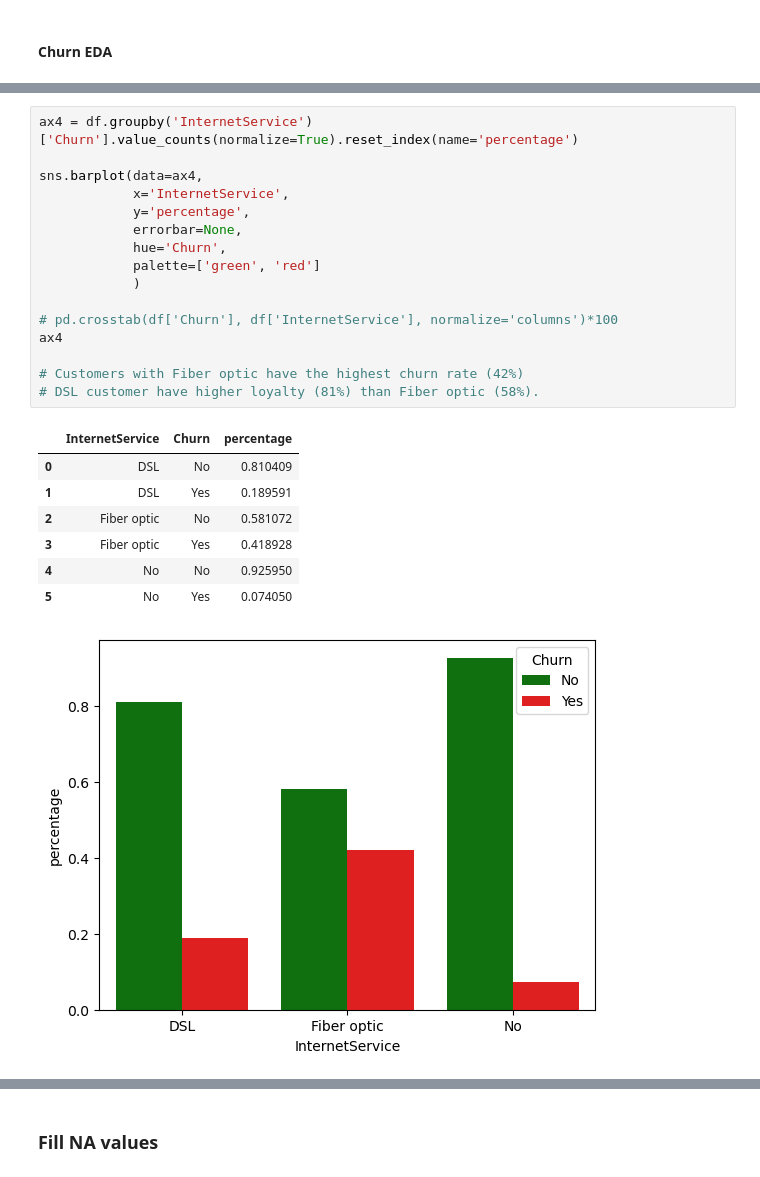
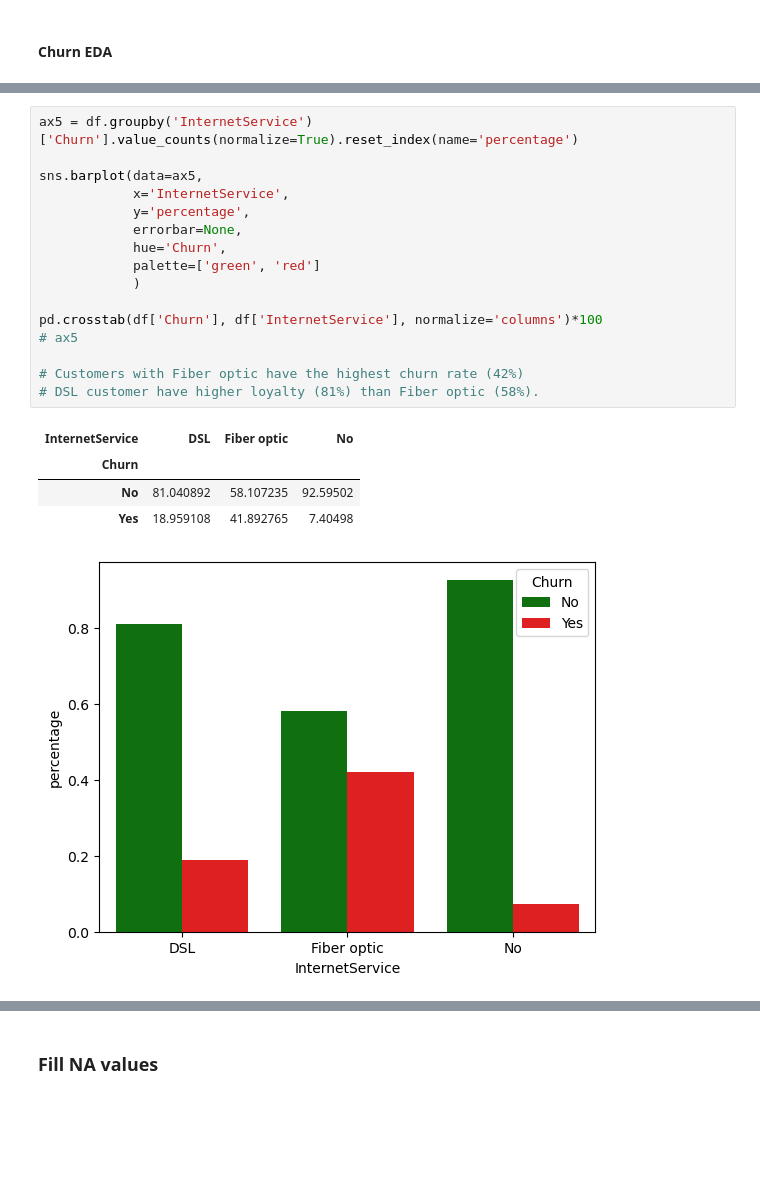
Before and after one commit to pratham122/Telco_customer_data, a Jupyter notebook: Telco_customer.ipynb, the cells around one changed output, grey strips where cells are left out. Cells and saved outputs as stored; diff of their text form; blank space fills up the shorter version.

Commit message:
Churn rate analysis with other related features

```diff
--- a/Telco_customer.ipynb
+++ b/Telco_customer.ipynb
@@ -202,25 +230,22 @@ Name: proportion, dtype: float64
 # %%
-ax4 = df.groupby('InternetService')['Churn'].value_counts(normalize=True).reset_index(name='percentage')
+ax5 = df.groupby('InternetService')['Churn'].value_counts(normalize=True).reset_index(name='percentage')
 
-sns.barplot(data=ax4,
+sns.barplot(data=ax5,
             x='InternetService',
             y='percentage',
             errorbar=None,
             hue='Churn',
             palette=['green', 'red']
             )
 
-# pd.crosstab(df['Churn'], df['InternetService'], normalize='columns')*100
-ax4
+pd.crosstab(df['Churn'], df['InternetService'], normalize='columns')*100
+# ax5
 
 # Customers with Fiber optic have the highest churn rate (42%)
 # DSL customer have higher loyalty (81%) than Fiber optic (58%).
 # %% [output]
-|  | InternetService | Churn | percentage |
-| 0 | DSL | No | 0.810409 |
-| 1 | DSL | Yes | 0.189591 |
-| 2 | Fiber optic | No | 0.581072 |
-| 3 | Fiber optic | Yes | 0.418928 |
-| 4 | No | No | 0.925950 |
-| 5 | No | Yes | 0.074050 |
+| InternetService | DSL | Fiber optic | No |
+| Churn |  |  |  |
+| No | 81.040892 | 58.107235 | 92.59502 |
+| Yes | 18.959108 | 41.892765 | 7.40498 |
 [figure]
```
Also changed, not shown: parts of 11 cells of this notebook, 1 other file.
